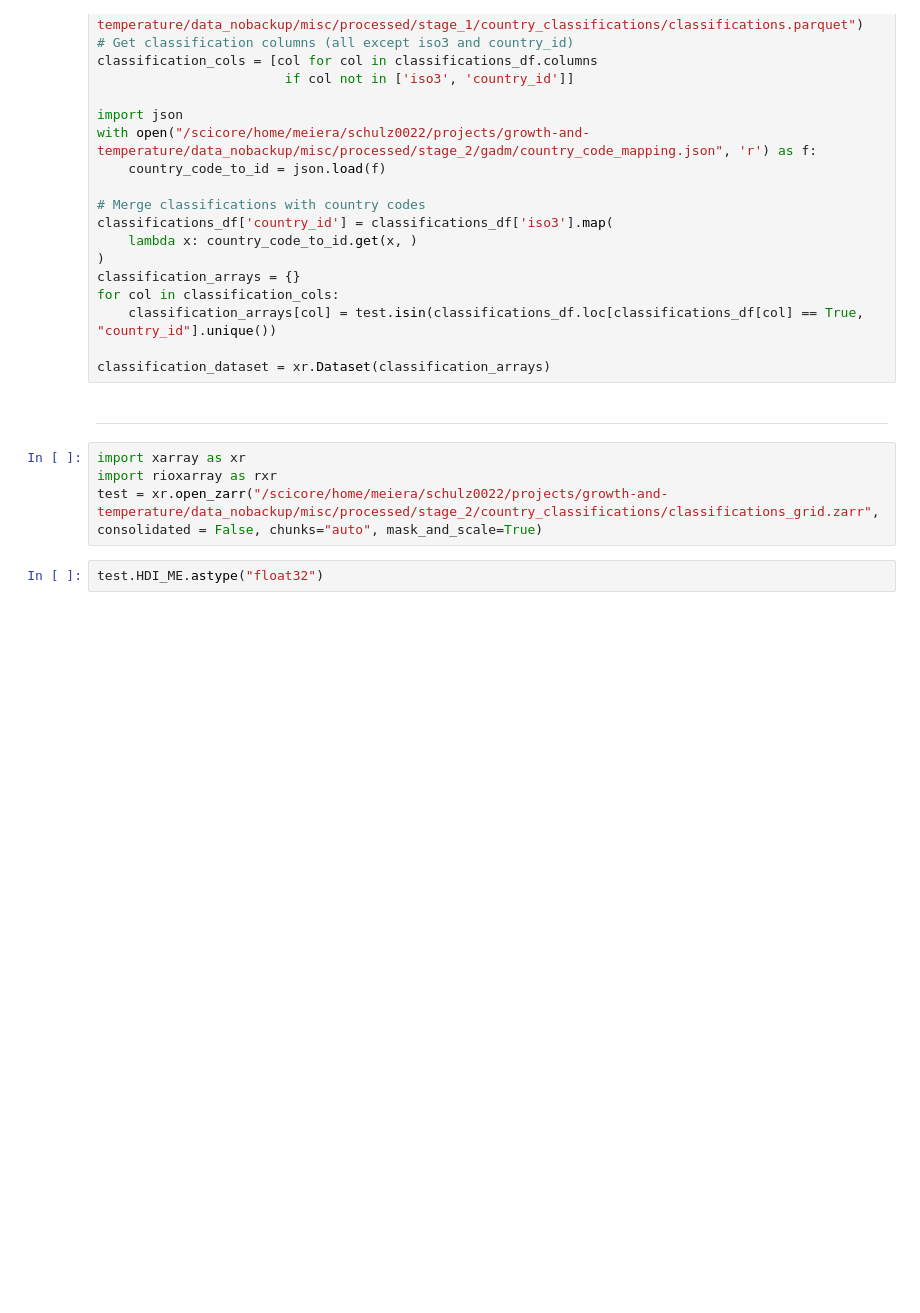
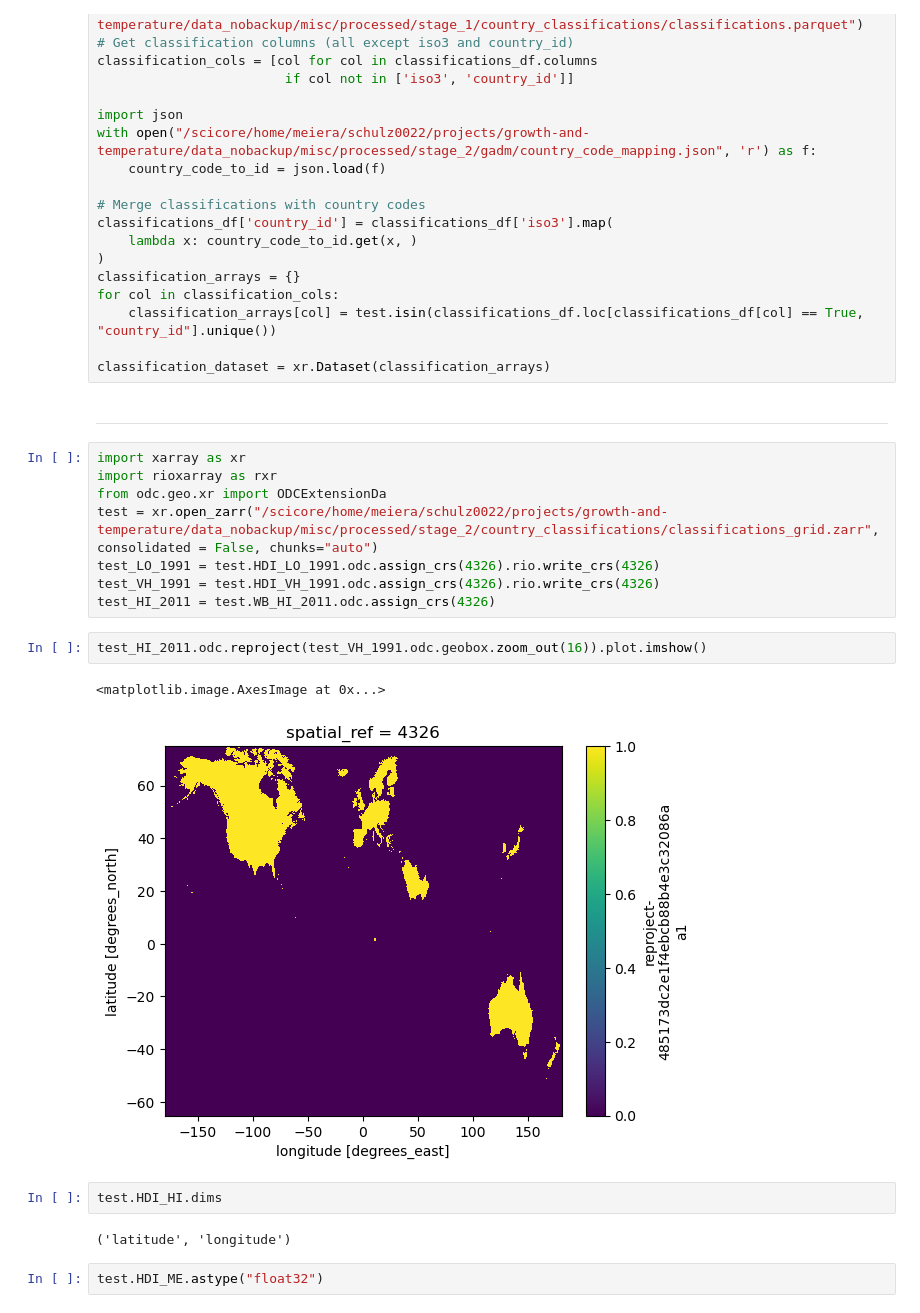
Before and after one commit to felixschulz385/growth-and-temperature, a Jupyter notebook: gnt/experiments/hdi.ipynb, the cells around one changed output. Drawn from its saved outputs; the diff is of its cells as text; blank space fills up the shorter version.

```diff
--- a/gnt/experiments/hdi.ipynb
+++ b/gnt/experiments/hdi.ipynb
@@ -179,7 +266,20 @@ classification_dataset = xr.Dataset(classification_arrays)
 # %%
 import xarray as xr
 import rioxarray as rxr
-test = xr.open_zarr("/scicore/home/meiera/schulz0022/projects/growth-and-temperature/data_nobackup/misc/processed/stage_2/country_classifications/classifications_grid.zarr", consolidated = False, chunks="auto", mask_and_scale=True)
+from odc.geo.xr import ODCExtensionDa
+test = xr.open_zarr("/scicore/home/meiera/schulz0022/projects/growth-and-temperature/data_nobackup/misc/processed/stage_2/country_classifications/classifications_grid.zarr", consolidated = False, chunks="auto")
+test_LO_1991 = test.HDI_LO_1991.odc.assign_crs(4326).rio.write_crs(4326)
+test_VH_1991 = test.HDI_VH_1991.odc.assign_crs(4326).rio.write_crs(4326)
+test_HI_2011 = test.WB_HI_2011.odc.assign_crs(4326)
+# %%
+test_HI_2011.odc.reproject(test_VH_1991.odc.geobox.zoom_out(16)).plot.imshow()
+# %% [output]
+<matplotlib.image.AxesImage at 0x...>
+[figure, added]
+# %%
+test.HDI_HI.dims
+# %% [output]
+('latitude', 'longitude')
 # %%
 test.HDI_ME.astype("float32")
 # %% [output]
```
Also changed, not shown: parts of 15 cells of this notebook, 1 other file.
